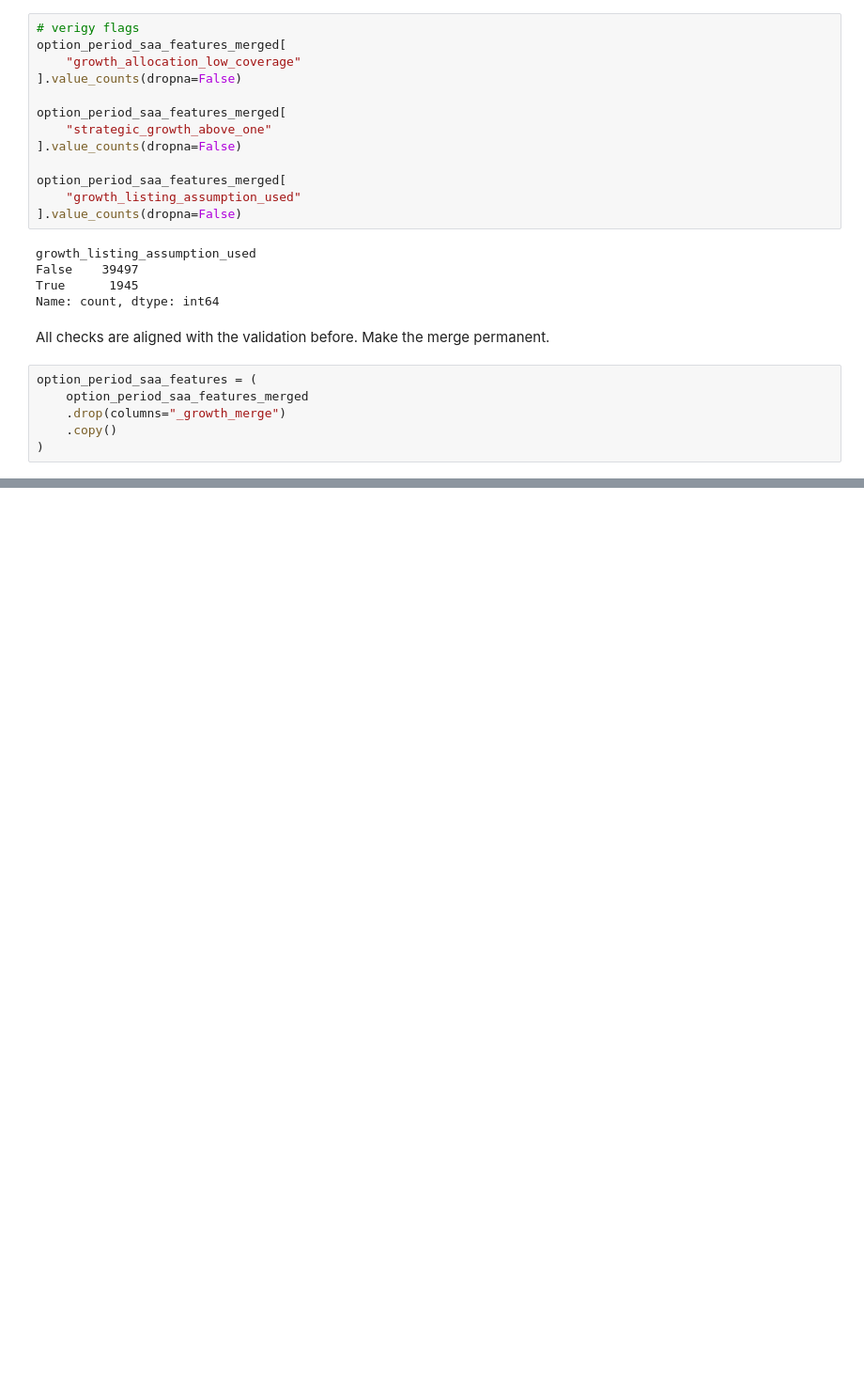
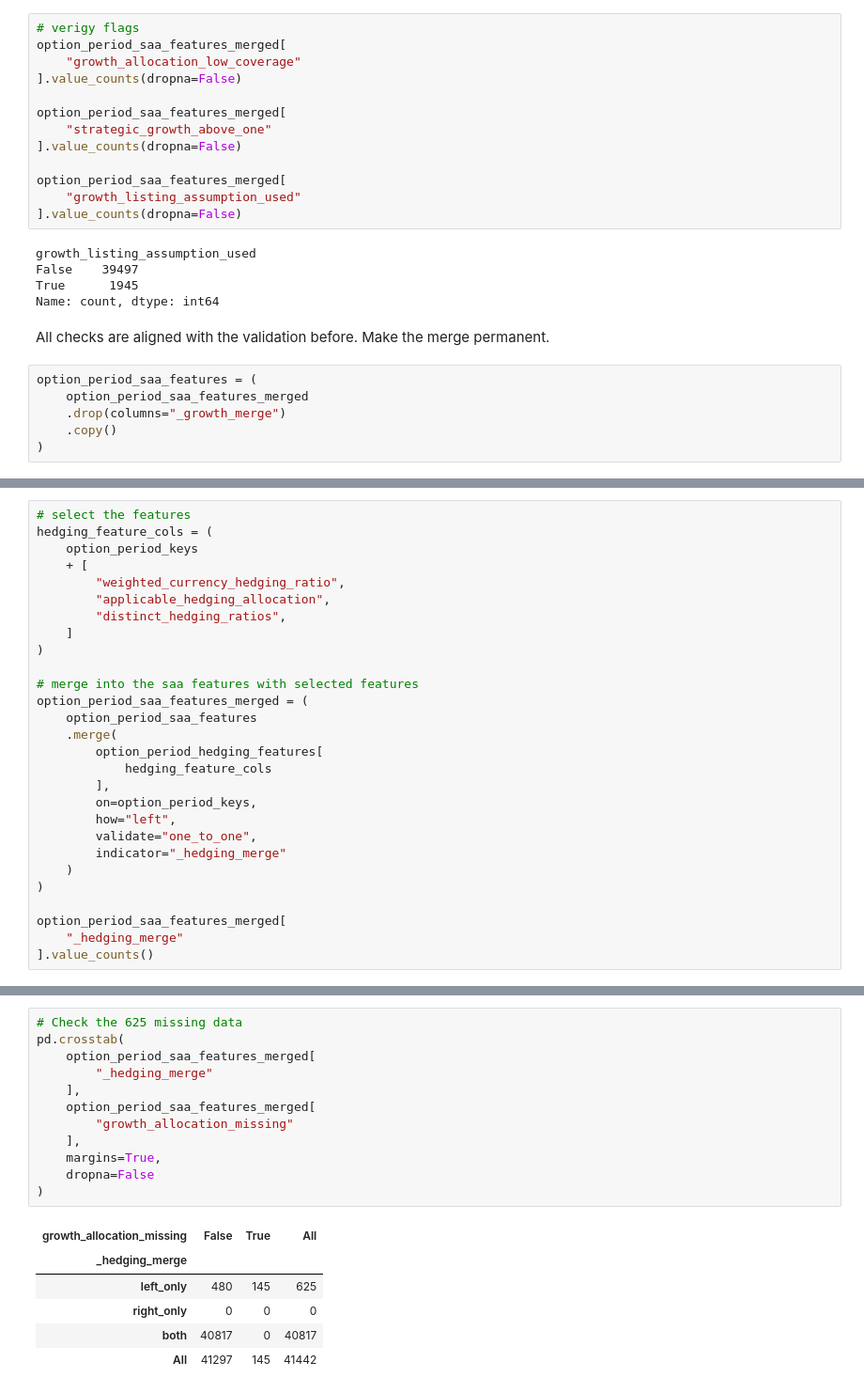
Before and after one commit to terra9/superannuation-performance-early-warning, a Jupyter notebook: notebooks/apra_data_audit.ipynb, the cells around one changed output, grey strips where cells are left out. Shown at 94% size. Cells and saved outputs as stored; diff of their text form; blank space fills up the shorter version.

```diff
--- a/notebooks/apra_data_audit.ipynb
+++ b/notebooks/apra_data_audit.ipynb
@@ -7257,0 +7449,28 @@ option_period_saa_features = (
+# %%
+# select the features
+hedging_feature_cols = (
+    option_period_keys
+    + [
+        "weighted_currency_hedging_ratio",
+        "applicable_hedging_allocation",
+        "distinct_hedging_ratios",
+    ]
+)
+
+# merge into the saa features with selected features
+option_period_saa_features_merged = (
+    option_period_saa_features
+    .merge(
+        option_period_hedging_features[
+            hedging_feature_cols
+        ],
+        on=option_period_keys,
+        how="left",
+        validate="one_to_one",
+        indicator="_hedging_merge"
+    )
+)
+
+option_period_saa_features_merged[
+    "_hedging_merge"
+].value_counts()
@@ -7257,0 +7494,19 @@ option_period_saa_features = (
+# %%
+# Check the 625 missing data
+pd.crosstab(
+    option_period_saa_features_merged[
+        "_hedging_merge"
+    ],
+    option_period_saa_features_merged[
+        "growth_allocation_missing"
+    ],
+    margins=True,
+    dropna=False
+)
+# %% [output]
+| growth_allocation_missing | False | True | All |
+| _hedging_merge |  |  |  |
+| left_only | 480 | 145 | 625 |
+| right_only | 0 | 0 | 0 |
+| both | 40817 | 0 | 40817 |
+| All | 41297 | 145 | 41442 |
```
Also changed, not shown: parts of 15 cells of this notebook.
